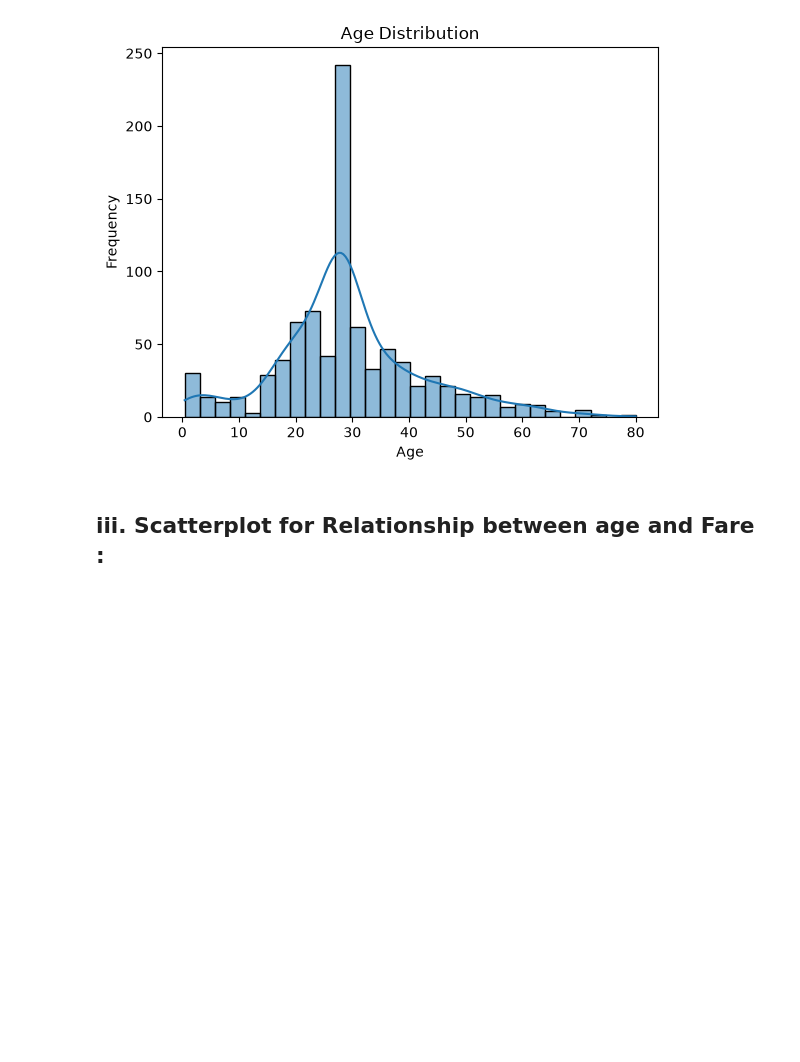
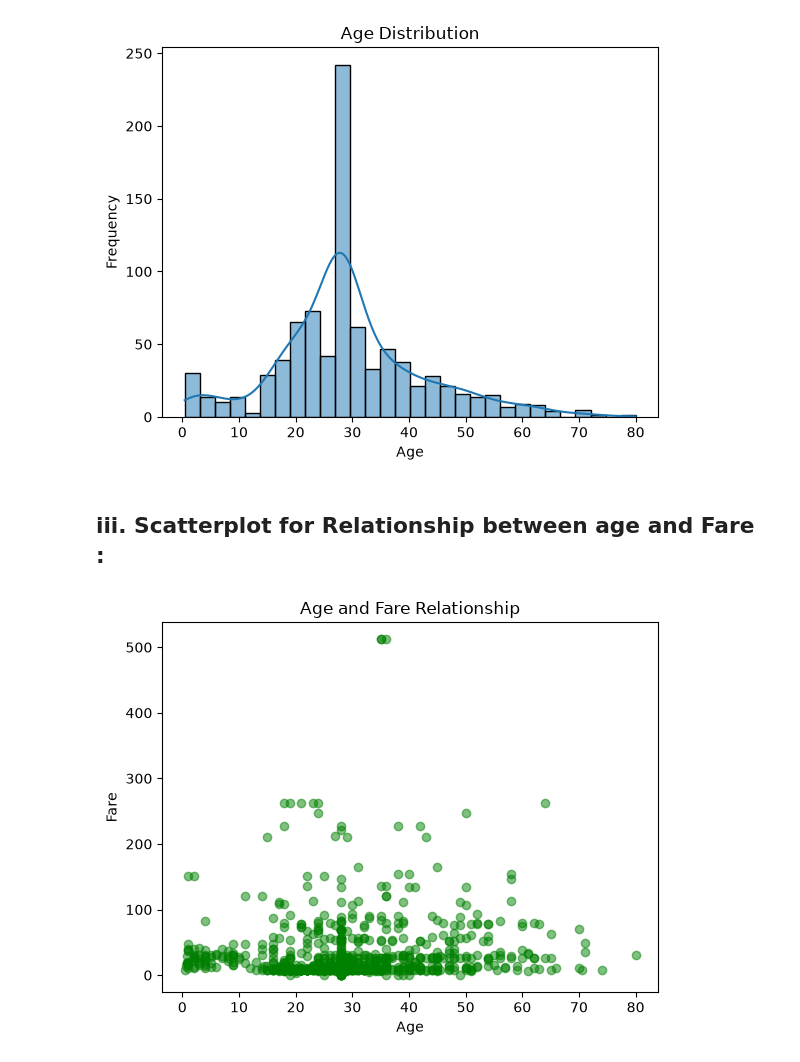
Before and after one commit to hassan-635/AI-Engineering-Course, a Jupyter notebook: Week_2_Data_Science_Essentials/day7_EDA_Project/Titanic Dataset.ipynb, the cells around one changed output. Saved outputs shown, nothing was run; the diff lists cells and outputs as text; code cells hidden in the pictures; blank space fills up the shorter version.

Commit message:
scatter plot for age and fare relationship

```diff
--- a/Week_2_Data_Science_Essentials/day7_EDA_Project/Titanic Dataset.ipynb
+++ b/Week_2_Data_Science_Essentials/day7_EDA_Project/Titanic Dataset.ipynb
@@ -145,3 +145,11 @@ Text(0, 0.5, 'Frequency')
 [figure]
 # %% [markdown]
 ## iii. Scatterplot for Relationship between age and Fare :
+# %%
+plt.scatter(x=data["Age"], y=data["Fare"], alpha=0.5, c="green")
+plt.title("Age and Fare Relationship")
+plt.xlabel("Age")
+plt.ylabel("Fare")
+plt.show()
+# %% [output]
+[figure, added]
```
